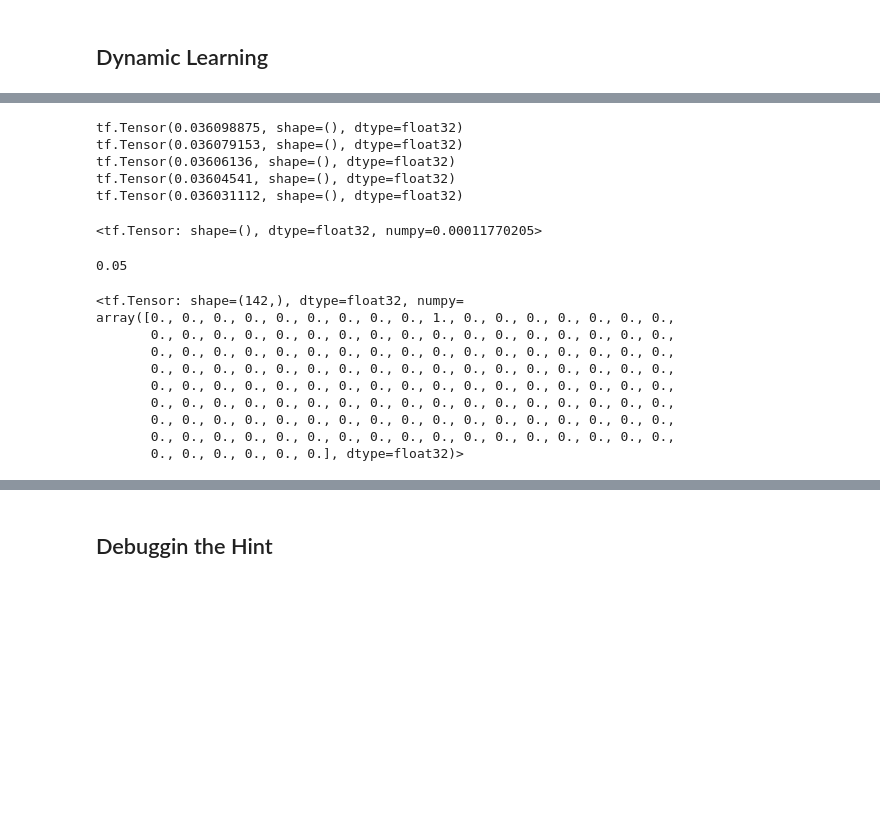
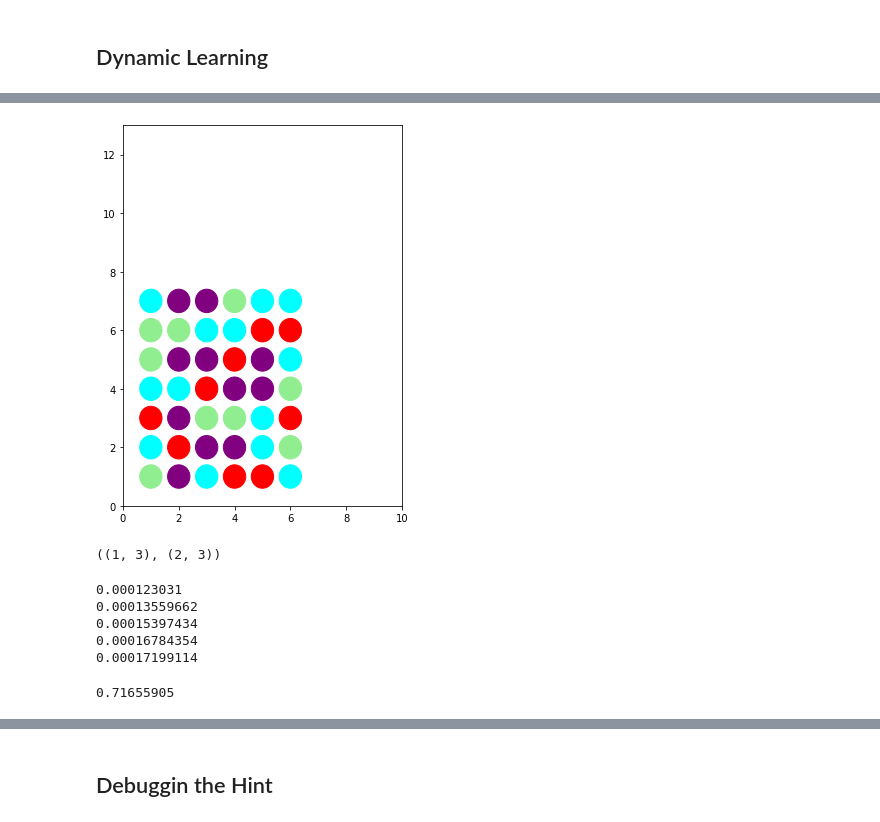
Before and after one commit to ippeter/Aeroflot-II, a Jupyter notebook: Aeroflot_II_v3.8_20210107_No_Hint.ipynb, the cells around one changed output, grey strips where cells are left out. Cells and saved outputs as stored; diff of their text form; code cells hidden in the pictures; blank space fills up the shorter version.

Commit message:
Last commit from 214 before true_3D

```diff
--- a/Aeroflot_II_v3.8_20210107_No_Hint.ipynb
+++ b/Aeroflot_II_v3.8_20210107_No_Hint.ipynb
@@ -212,10 +212,12 @@ FOUND = False
 # Number of moves made to follow the target CNN update strategy
 total_moves = 1
 
-for game in range(GAMES_TO_PLAY):
+for game in range(5): #GAMES_TO_PLAY):
     # Start one game
     game_score = 0
     successful_moves = 0
+
+    print("New game")
 
     # Initialize the game field
     field = np.zeros((7, 6, 4))
@@ -279,15 +281,14 @@ for game in range(GAMES_TO_PLAY):
 
         # Add new move to the replay memory
         if (successful_move_flag):
-            #replay_memory.add(field_after_move, move, reward, new_field, last_move)
-            replay_memory.add(field_after_move, move, reward / REWARD_SCALER, new_field, last_move)
+            replay_memory.add(field, move, reward / REWARD_SCALER, new_field, last_move)
 
             # Update CNN move statistics
             if (cnn_made_move_flag):
                 CNN_SUCCESSFUL_PREDICTION = CNN_SUCCESSFUL_PREDICTION + 1
 
         else:
-            replay_memory.add(field_after_move, move, 0, field, last_move)
+            replay_memory.add(field, move, 0, field, last_move)
 
         #
         # Train CNN based on the score
@@ -415,35 +423,30 @@ rewards_next is 3.0330492965877056
+# %%
+ae.visualize_field_3D(s_before[3])
+# %% [output]
+[figure, added]
+# %%
+ae.MOVES[13]
+# %% [output]
+((1, 3), (2, 3))
 # %%
 for _ in range(DYNAMIC_LEARNING_EPOCHS):
     loss_value, grads = grad(Online_CNN, s_before, actual_values, selected_actions)
     online_cnn_optimizer.apply_gradients(zip(grads, Online_CNN.trainable_variables))
-    print(loss_value)
+    print(loss_value.numpy())
 # %% [output]
-tf.Tensor(0.036098875, shape=(), dtype=float32)
-tf.Tensor(0.036079153, shape=(), dtype=float32)
-tf.Tensor(0.03606136, shape=(), dtype=float32)
-tf.Tensor(0.03604541, shape=(), dtype=float32)
-tf.Tensor(0.036031112, shape=(), dtype=float32)
+0.000123031
+0.00013559662
+0.00015397434
+0.00016784354
+0.00017199114
 # %%
-Online_CNN(np.expand_dims(s_before[0], axis=0))[0, 9]
+np.max(Online_CNN(np.expand_dims(s_before[3], axis=0)))
 # %% [output]
-<tf.Tensor: shape=(), dtype=float32, numpy=0.00011770205>
+0.71655905
 # %%
 rewards[0]
-# %% [output]
-0.05
 # %%
 selected_actions[0]
-# %% [output]
-<tf.Tensor: shape=(142,), dtype=float32, numpy=
-array([0., 0., 0., 0., 0., 0., 0., 0., 0., 1., 0., 0., 0., 0., 0., 0., 0.,
-       0., 0., 0., 0., 0., 0., 0., 0., 0., 0., 0., 0., 0., 0., 0., 0., 0.,
-       0., 0., 0., 0., 0., 0., 0., 0., 0., 0., 0., 0., 0., 0., 0., 0., 0.,
-       0., 0., 0., 0., 0., 0., 0., 0., 0., 0., 0., 0., 0., 0., 0., 0., 0.,
-       0., 0., 0., 0., 0., 0., 0., 0., 0., 0., 0., 0., 0., 0., 0., 0., 0.,
-       0., 0., 0., 0., 0., 0., 0., 0., 0., 0., 0., 0., 0., 0., 0., 0., 0.,
-       0., 0., 0., 0., 0., 0., 0., 0., 0., 0., 0., 0., 0., 0., 0., 0., 0.,
-       0., 0., 0., 0., 0., 0., 0., 0., 0., 0., 0., 0., 0., 0., 0., 0., 0.,
-       0., 0., 0., 0., 0., 0.], dtype=float32)>
 # %%
 prediction = Online_CNN(s_before)
 A = tf.one_hot(actions - 1, ae.ACTIONS_DIMENSION)
```
Also changed, not shown: parts of 4 cells of this notebook.
